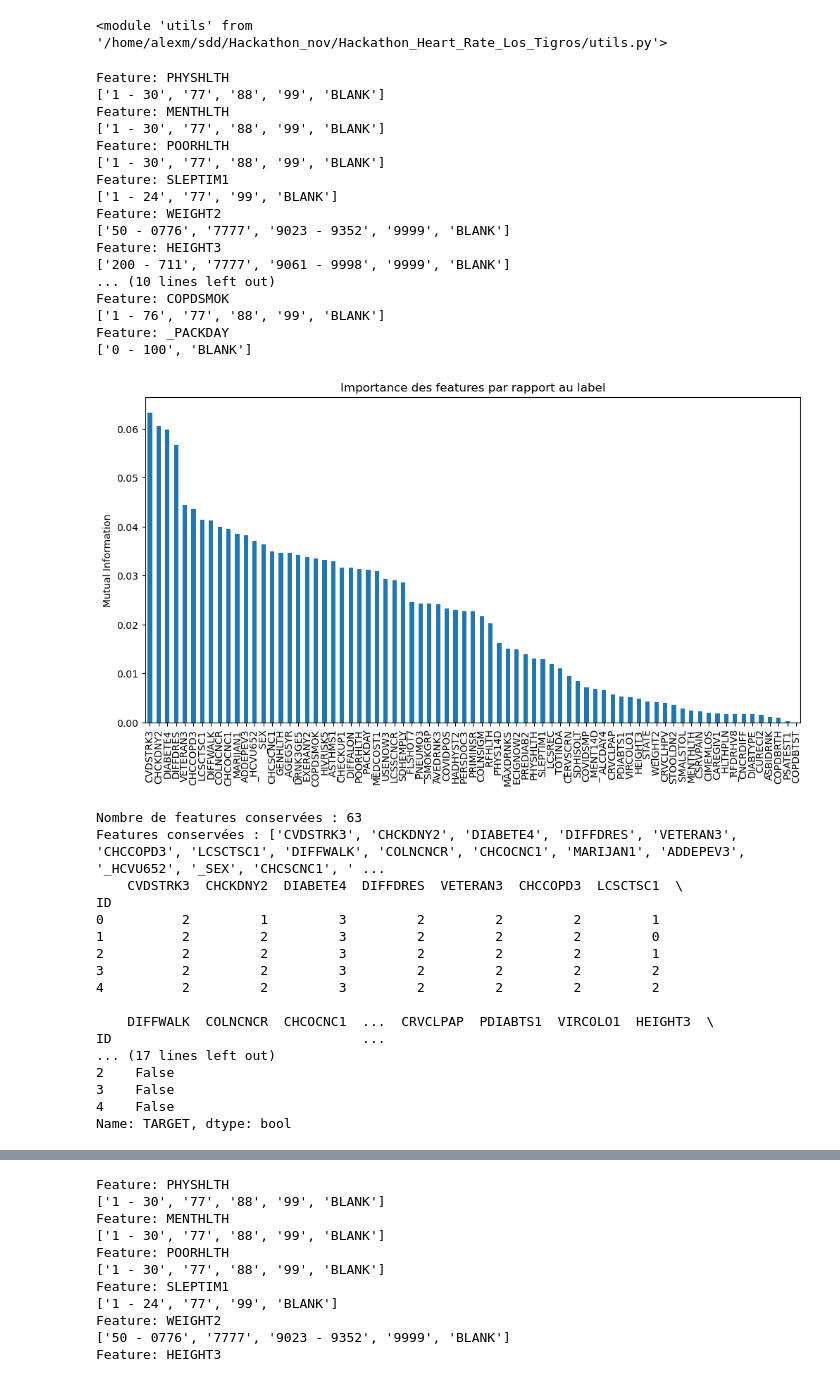
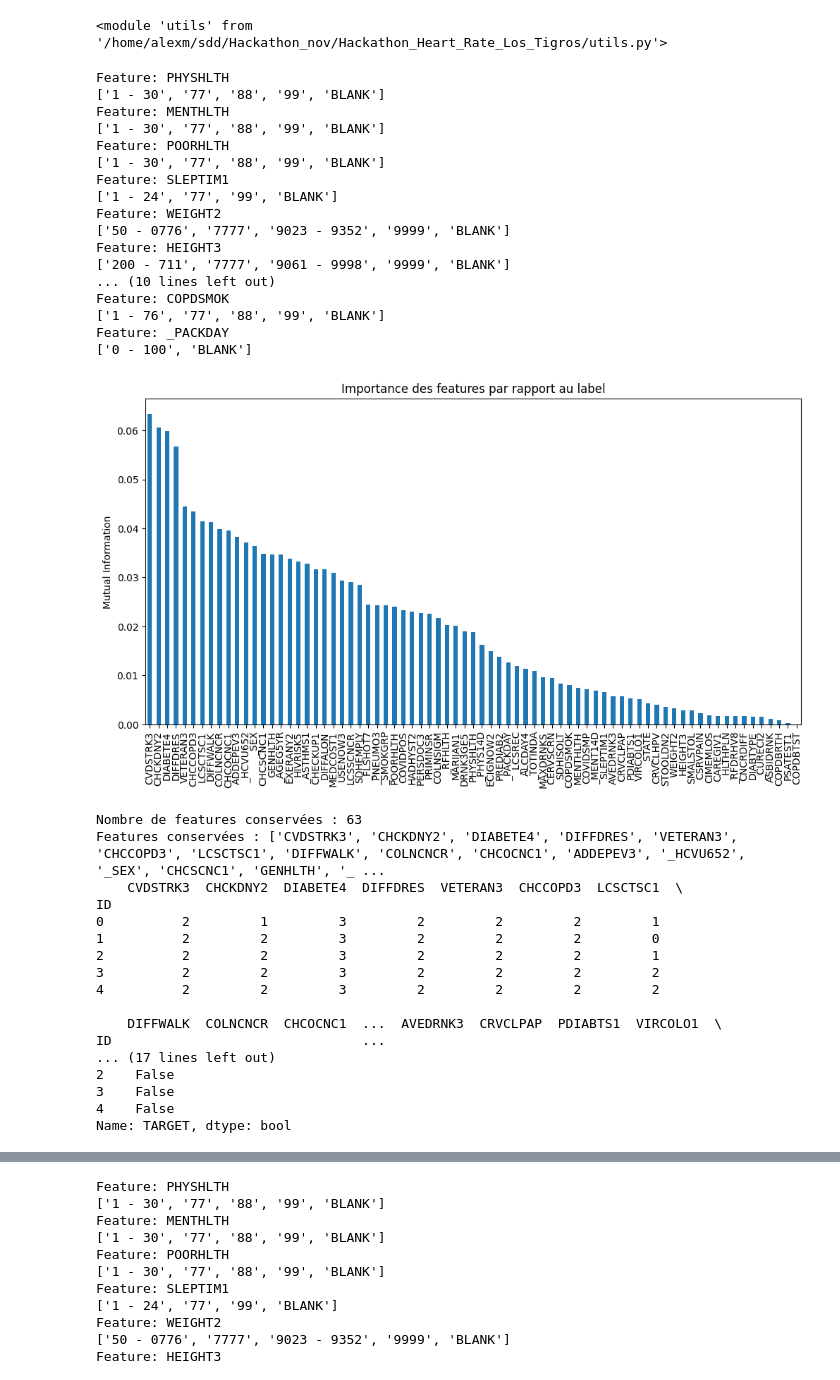
Before and after one commit to alextonon/Hackathon_Heart_Rate_Los_Tigros, a Jupyter notebook: global.ipynb, the cells around one changed output, grey strips where cells are left out. Cells and saved outputs as stored; diff of their text form; code cells hidden in the pictures.

```diff
--- a/global.ipynb
+++ b/global.ipynb
@@ -18,30 +21,30 @@ importlib.reload(utils)
 df_train = pd.read_csv("data/train.csv")
 df_test = pd.read_csv("data/test.csv")
 # %%
-X_train,y_train, features_99, scaler = utils.data_processing(df_train)
+X_train,y_train, features_99, scaler = utils.data_processing_train(df_train)
 print(X_train.head())
 print(y_train.head())
 # %% [output]
 Feature: PHYSHLTH
 ['1 - 30', '77', '88', '99', 'BLANK']
 Feature: MENTHLTH
 ['1 - 30', '77', '88', '99', 'BLANK']
 Feature: POORHLTH
 ['1 - 30', '77', '88', '99', 'BLANK']
 Feature: SLEPTIM1
 ['1 - 24', '77', '99', 'BLANK']
 Feature: WEIGHT2
 ['50 - 0776', '7777', '9023 - 9352', '9999', 'BLANK']
 Feature: HEIGHT3
 ['200 - 711', '7777', '9061 - 9998', '9999', 'BLANK']
 ... (10 lines left out)
 Feature: COPDSMOK
 ['1 - 76', '77', '88', '99', 'BLANK']
 Feature: _PACKDAY
 ['0 - 100', 'BLANK']
-[figure, old version]
+[figure, new version]
 Nombre de features conservées : 63
-Features conservées : ['CVDSTRK3', 'CHCKDNY2', 'DIABETE4', 'DIFFDRES', 'VETERAN3', 'CHCCOPD3', 'LCSCTSC1', 'DIFFWALK', 'COLNCNCR', 'CHCOCNC1', 'MARIJAN1', 'ADDEPEV3', '_HCVU652', '_SEX', 'CHCSCNC1', ' ...
+Features conservées : ['CVDSTRK3', 'CHCKDNY2', 'DIABETE4', 'DIFFDRES', 'VETERAN3', 'CHCCOPD3', 'LCSCTSC1', 'DIFFWALK', 'COLNCNCR', 'CHCOCNC1', 'ADDEPEV3', '_HCVU652', '_SEX', 'CHCSCNC1', 'GENHLTH', '_ ...
     CVDSTRK3  CHCKDNY2  DIABETE4  DIFFDRES  VETERAN3  CHCCOPD3  LCSCTSC1  \
 ID
 0          2         1         3         2         2         2         1
@@ -50,7 +53,7 @@ ID
 3          2         2         3         2         2         2         2
 4          2         2         3         2         2         2         2
 
-    DIFFWALK  COLNCNCR  CHCOCNC1  ...  CRVCLPAP  PDIABTS1  VIRCOLO1  HEIGHT3  \
+    DIFFWALK  COLNCNCR  CHCOCNC1  ...  AVEDRNK3  CRVCLPAP  PDIABTS1  VIRCOLO1  \
 ID                                ...
 ... (17 lines left out)
 2    False
```
Also changed, not shown: parts of 6 cells of this notebook, 1 other file.
